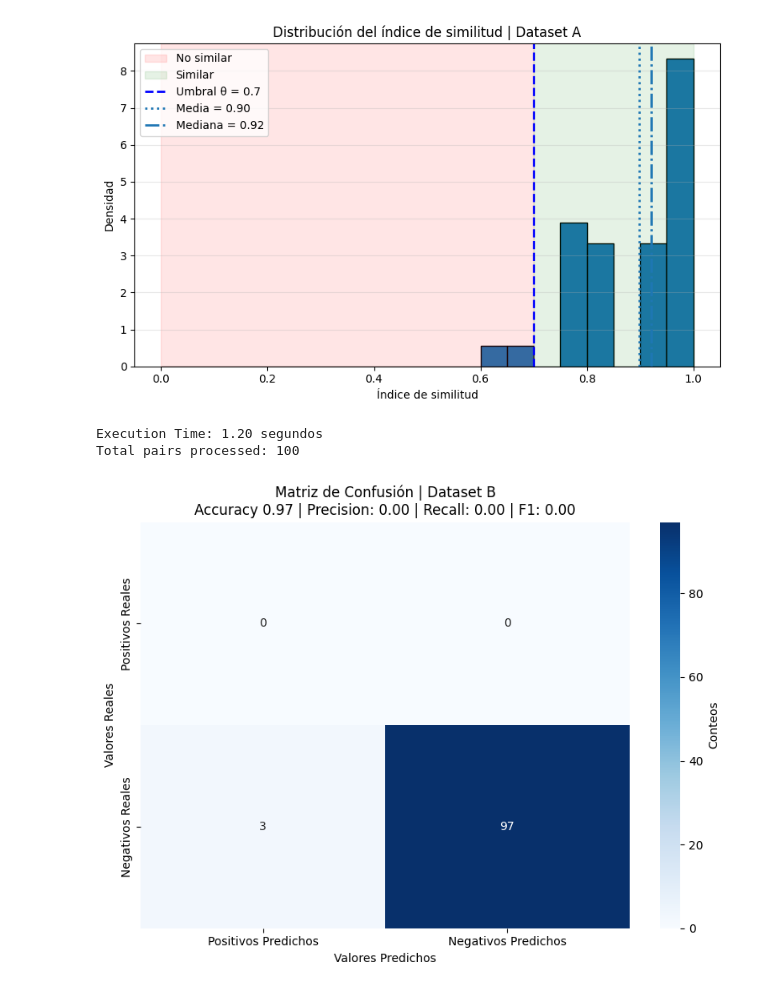
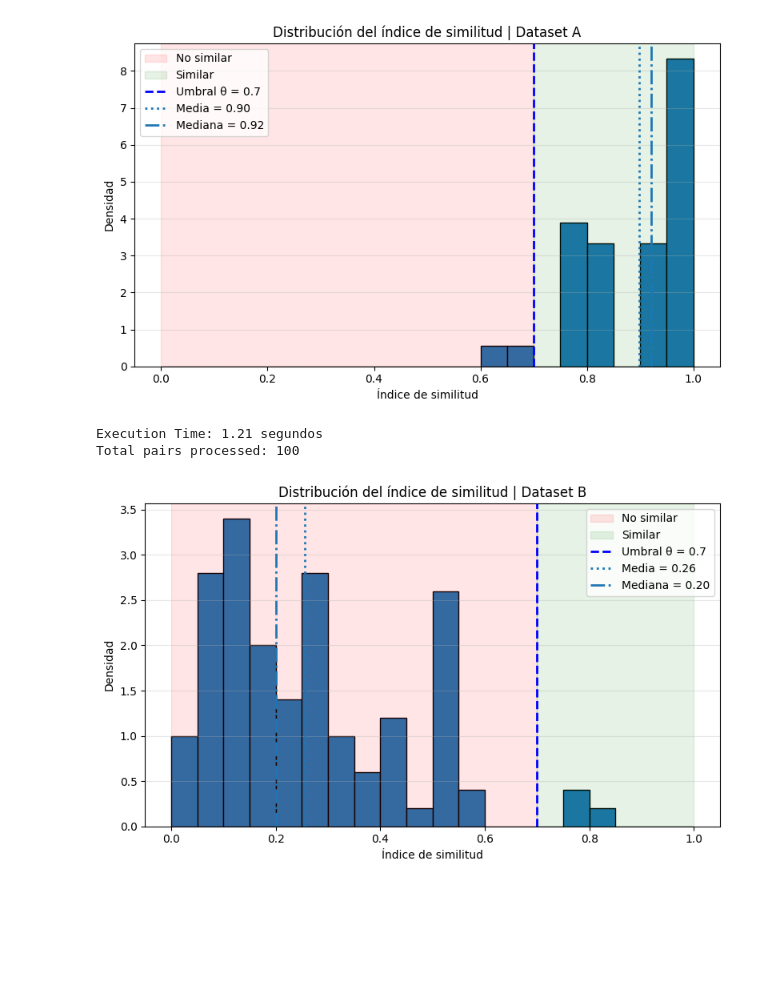
Before and after one commit to EdsonEddy/scsc, a Jupyter notebook: notebooks/testing_dataset/ground_truth.ipynb, the cells around one changed output. Cells and saved outputs as stored; diff of their text form; code cells hidden in the pictures; blank space fills up the shorter version.

```diff
--- a/notebooks/testing_dataset/ground_truth.ipynb
+++ b/notebooks/testing_dataset/ground_truth.ipynb
@@ -191,21 +191,20 @@ Total pairs processed: 36
 # %%
 """
     Kaggle dataset evaluation
     All pair are not similar
 """
 kaggle_truth_values, kaggle_predicted_values, scores_arr= get_truth_and_predicted_values(
     ds_dir="datasets",
     ds_sub_dir="kaggle",
     csv_name="kaggle_dataset.csv",
     method="csim",
 )
-plot_confusion_matrix(
-    kaggle_truth_values, kaggle_predicted_values, title='Dataset B', normalize=False, show_metrics=True
-)
+
+plot_histogram(scores_arr, title='Dataset B')
 # %% [output]
-Execution Time: 1.20 segundos
+Execution Time: 1.21 segundos
 Total pairs processed: 100
-[figure, old version]
+[figure, new version]
 # %%
 """
     Small dataset evaluation
```
Also changed, not shown: parts of 4 cells of this notebook.
